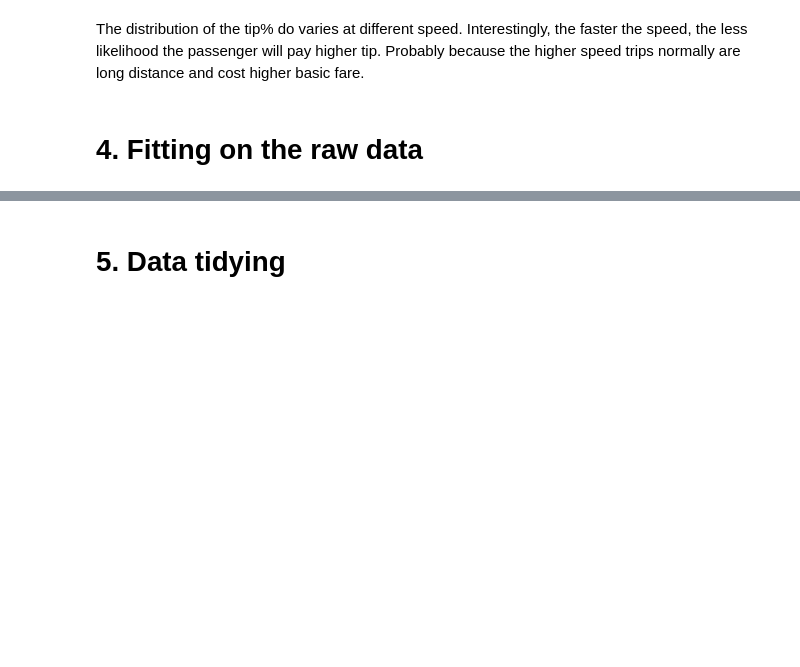
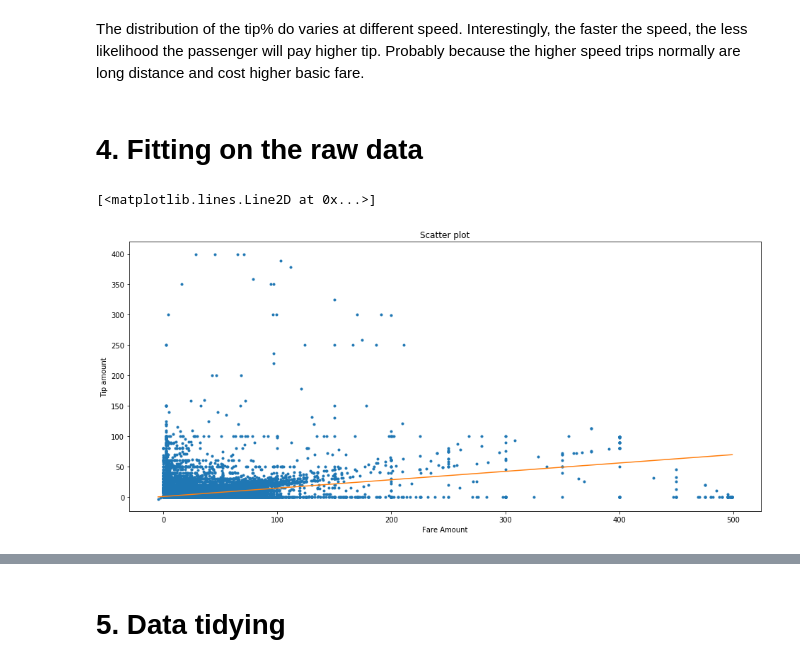
Before and after one commit to amartya21/codingrex.github.io, a Jupyter notebook: Final_Project.ipynb, the cells around one changed output, grey strips where cells are left out. Saved outputs shown, nothing was run; the diff lists cells and outputs as text; code cells hidden in the pictures; blank space fills up the shorter version.

Commit message:
added raw data stuff

```diff
--- a/Final_Project.ipynb
+++ b/Final_Project.ipynb
@@ -651,3 +646,19 @@ del temp
 The distribution of the tip% do varies at different speed. Interestingly, the faster the speed, the less likelihood the passenger will pay higher tip. Probably because the higher speed trips normally are long distance and cost higher basic fare.
 # %% [markdown]
 # 4. Fitting on the raw data
+# %%
+# We plot a scatter plot the data points.
+plt.figure(figsize=(16,7))
+plt.xlabel("Fare Amount")
+plt.ylabel("Tip amount")
+plt.title('Scatter plot')
+x = df['Fare_amount']
+y = df['Tip_amount']
+z = np.polyfit(x, y, 1)
+f = np.poly1d(z)
+sp = np.linspace(x.min(), x.max(), 100)
+plt.plot(df['Fare_amount'], df['Tip_amount'], '.')
+plt.plot(sp, f(sp))
+# %% [output]
+[<matplotlib.lines.Line2D at 0x...>]
+[figure, added]
```
Also changed, not shown: parts of 21 cells of this notebook.
